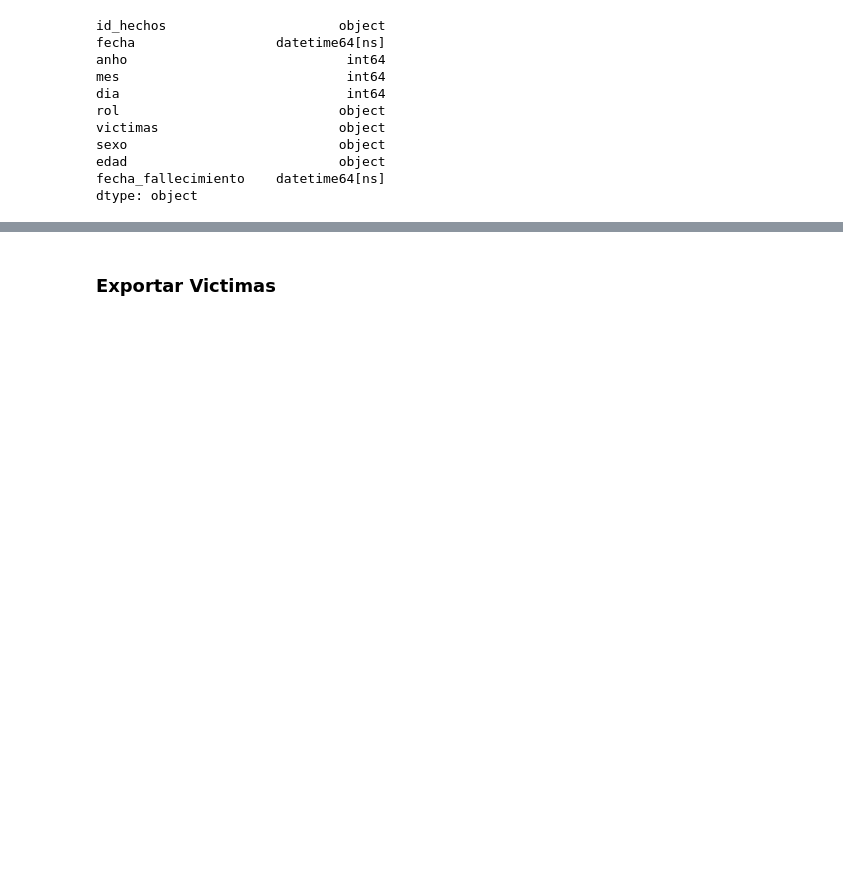
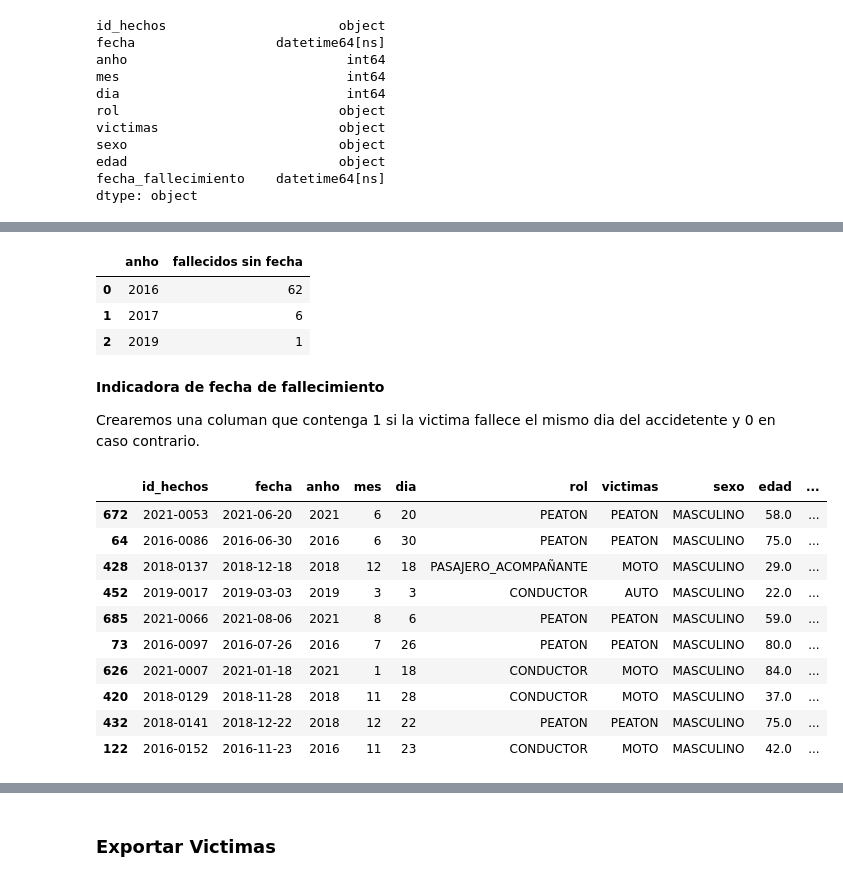
Before and after one commit to dalejandroramirez/siniestros_viales_PI_2, a Jupyter notebook: etl/ETL.ipynb, the cells around one changed output, grey strips where cells are left out. Drawn from its saved outputs; the diff is of its cells as text; code cells hidden in the pictures; blank space fills up the shorter version.

```diff
--- a/etl/ETL.ipynb
+++ b/etl/ETL.ipynb
@@ -364,0 +413,30 @@ victimas
+# %%
+pd.DataFrame(victimas[victimas['fecha_fallecimiento'].isna()]['anho'].value_counts().reset_index().rename(columns={'count':'fallecidos sin fecha'}))
+# %% [output]
+|  | anho | fallecidos sin fecha |
+| 0 | 2016 | 62 |
+| 1 | 2017 | 6 |
+| 2 | 2019 | 1 |
+# %%
+
+victimas.loc[victimas['fecha_fallecimiento'].isna(),'fecha_fallecimiento'] = victimas.loc[victimas['fecha_fallecimiento'].isna(),'fecha']
+# %% [markdown]
+**Indicadora de fecha de fallecimiento**
+
+Crearemos una columan que contenga 1 si la victima fallece el mismo dia del accidetente y 0 en caso contrario.
+# %%
+mask_fecha_fallecimiento = victimas['fecha_fallecimiento'] != victimas['fecha']
+
+victimas[mask_fecha_fallecimiento].sample(10)
+# %% [output]
+|  | id_hechos | fecha | anho | mes | dia | rol | victimas | sexo | edad | ... |
+| 672 | 2021-0053 | 2021-06-20 | 2021 | 6 | 20 | PEATON | PEATON | MASCULINO | 58.0 | ... |
+| 64 | 2016-0086 | 2016-06-30 | 2016 | 6 | 30 | PEATON | PEATON | MASCULINO | 75.0 | ... |
+| 428 | 2018-0137 | 2018-12-18 | 2018 | 12 | 18 | PASAJERO_ACOMPAÑANTE | MOTO | MASCULINO | 29.0 | ... |
+| 452 | 2019-0017 | 2019-03-03 | 2019 | 3 | 3 | CONDUCTOR | AUTO | MASCULINO | 22.0 | ... |
+| 685 | 2021-0066 | 2021-08-06 | 2021 | 8 | 6 | PEATON | PEATON | MASCULINO | 59.0 | ... |
+| 73 | 2016-0097 | 2016-07-26 | 2016 | 7 | 26 | PEATON | PEATON | MASCULINO | 80.0 | ... |
+| 626 | 2021-0007 | 2021-01-18 | 2021 | 1 | 18 | CONDUCTOR | MOTO | MASCULINO | 84.0 | ... |
+| 420 | 2018-0129 | 2018-11-28 | 2018 | 11 | 28 | CONDUCTOR | MOTO | MASCULINO | 37.0 | ... |
+| 432 | 2018-0141 | 2018-12-22 | 2018 | 12 | 22 | PEATON | PEATON | MASCULINO | 75.0 | ... |
+| 122 | 2016-0152 | 2016-11-23 | 2016 | 11 | 23 | CONDUCTOR | MOTO | MASCULINO | 42.0 | ... |
```
Also changed, not shown: parts of 20 cells of this notebook, 3 other files.
